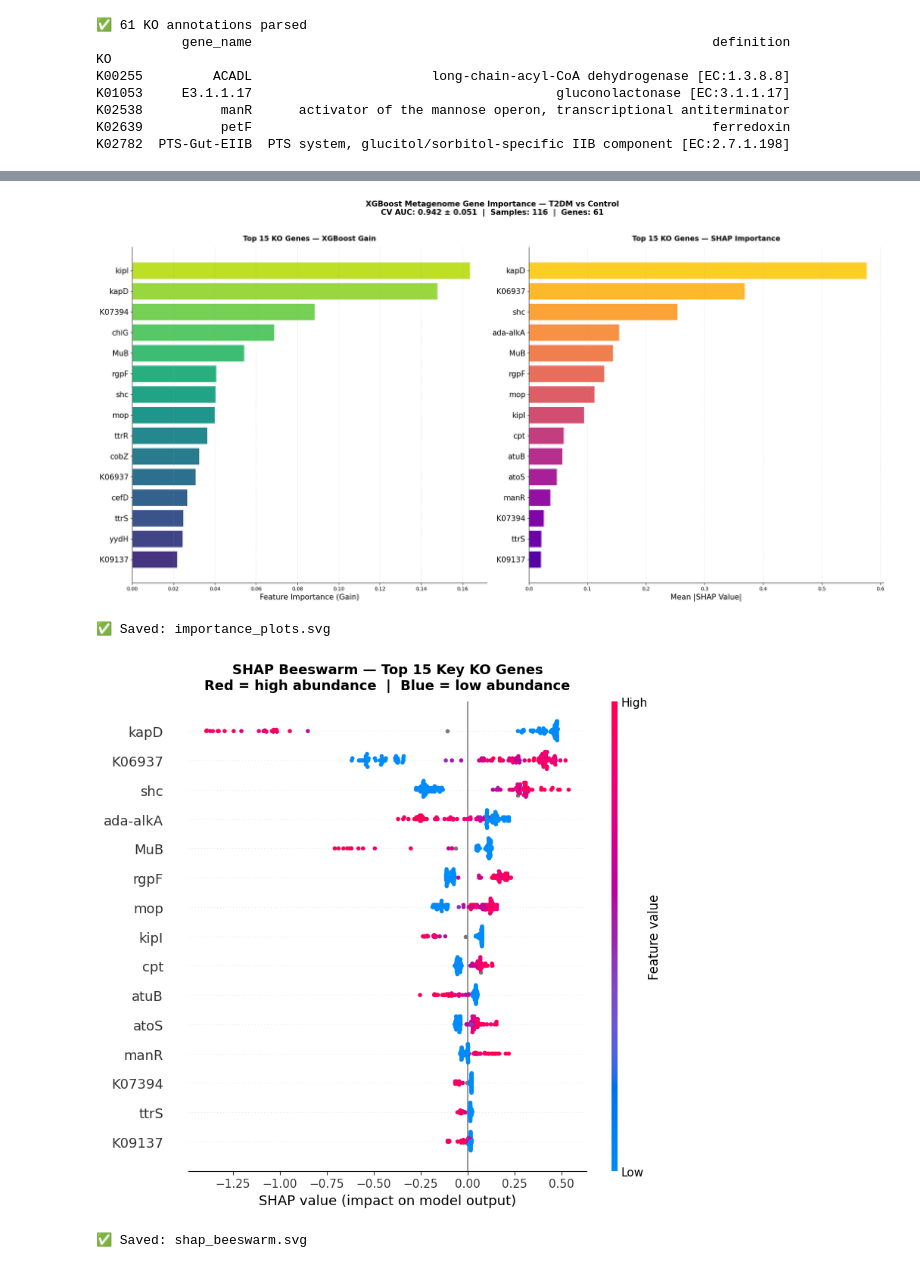
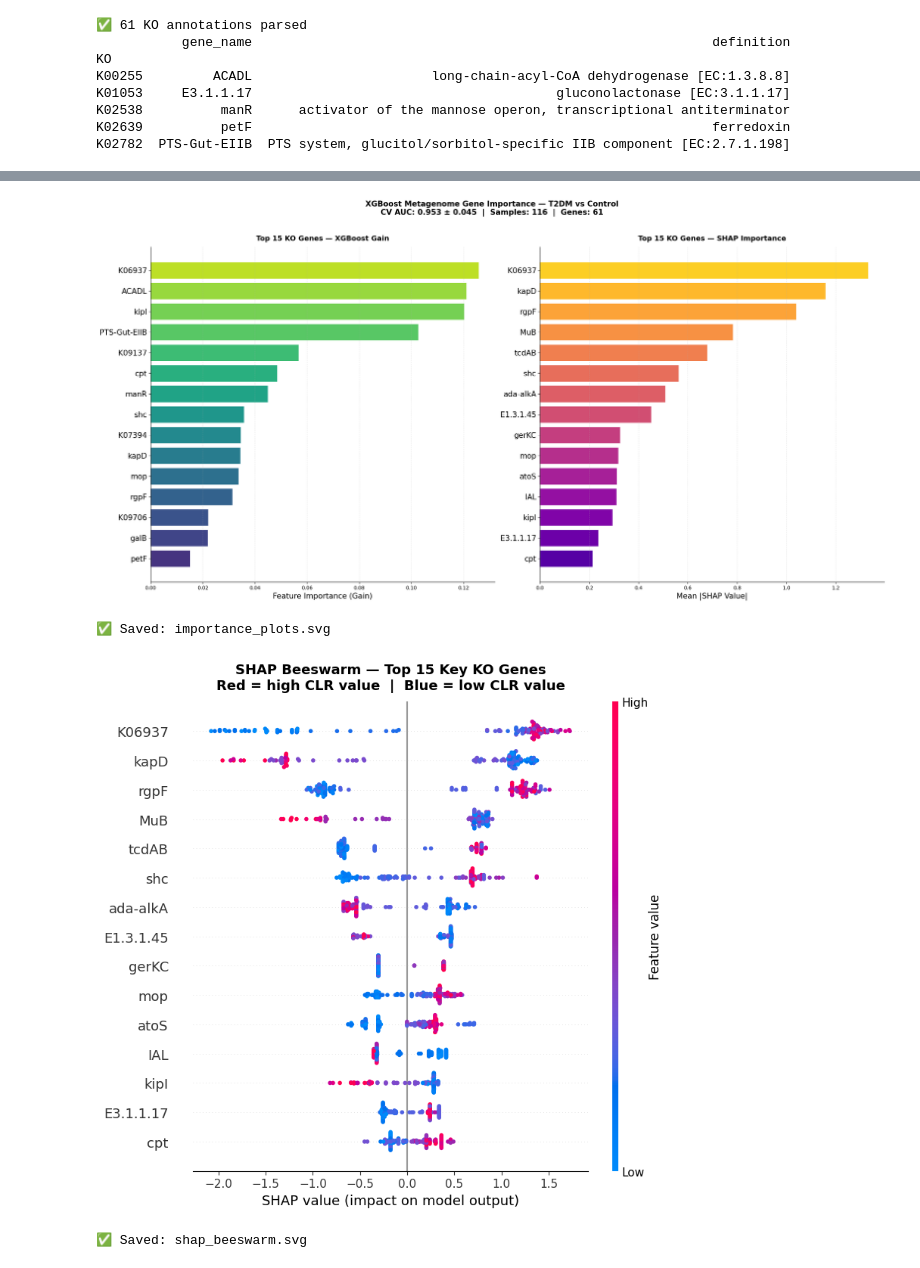
Before and after one commit to nibaskumar93n-debug/Morphoinformatics, a Jupyter notebook: Key_gene_selection_nested_repeatedkfold_SHAP.ipynb, the cells around one changed output, grey strips where cells are left out. Cells and saved outputs as stored; diff of their text form; code cells hidden in the pictures.

```diff
--- a/Key_gene_selection_nested_repeatedkfold_SHAP.ipynb
+++ b/Key_gene_selection_nested_repeatedkfold_SHAP.ipynb
@@ -163,14 +150,31 @@ Class counts   : {'Control': np.int64(38), 'T2DM': np.int64(78)}
 # %%
-# Normalise: relative abundance → log(CPM + 1)
-gene_table = gene_table.div(gene_table.sum(axis=1), axis=0)
-gene_table = np.log1p(gene_table * 1e6)
+# ── CLR (Centered Log-Ratio) Normalisation ─────────────────────────
+# Standard for compositional microbiome/metagenomics data
 
-# Zero-variance filter
+# Step 1: Add pseudocount of 1 to avoid log(0)
+gene_table = gene_table + 1
+
+# Step 2: CLR = log(x_i) - mean(log(x)) per sample (row-wise)
+log_table  = np.log(gene_table)                          # natural log
+clr_table  = log_table.sub(log_table.mean(axis=1), axis=0)  # subtract row mean
+gene_table = clr_table
+
+# Step 3: Check and fix NaN/Inf
+gene_table = gene_table.replace([np.inf, -np.inf], np.nan)
+gene_table = gene_table.fillna(0)
+
+# Verify CLR worked correctly
+row_means = gene_table.mean(axis=1)
+print(f"✅ CLR normalisation applied")
+print(f"  Per-sample row mean (should be ~0) : {row_means.mean():.8f}")
+print(f"  Per-sample row mean std            : {row_means.std():.8f}")
+
+# Step 4: Zero-variance filter
 gene_table = gene_table.loc[:, gene_table.var() > 0]
 print(f"Genes after zero-variance filter: {gene_table.shape[1]}")
 
+feature_names = gene_table.columns.tolist()
 X             = gene_table.values
-feature_names = gene_table.columns.tolist()
 le            = LabelEncoder()
 y             = le.fit_transform(metadata[TARGET_COLUMN].astype(str).values)
 classes       = le.classes_
@@ -397,37 +399,37 @@ plt.savefig("importance_plots.svg", dpi=300, bbox_inches="tight")
 plt.show()
 print("✅ Saved: importance_plots.svg")
 # %% [output]
-[figure, old version]
+[figure, new version]
 ✅ Saved: importance_plots.svg
 # %%
 top_fids   = shap_df.head(TOP_N)["KO"].tolist()
 top_idx    = [feature_names.index(f) for f in top_fids if f in feature_names]
 top_labels = [shap_df.loc[shap_df["KO"] == feature_names[i], "Label"].values[0]
                for i in top_idx]
 
 shap_vals_plot = shap_values[0] if isinstance(shap_values, list) else shap_values
 base_val       = (explainer.expected_value[0]
                   if isinstance(explainer.expected_value, (list, np.ndarray))
                   else explainer.expected_value)
 
 explanation = shap.Explanation(
     values        = shap_vals_plot[:, top_idx],
     base_values   = base_val,
-    data          = X[:, top_idx],           # ← full data
+    data          = X[:, top_idx],
     feature_names = top_labels
 )
 
 plt.figure(figsize=(12, 11))
 shap.plots.beeswarm(explanation, show=False, max_display=TOP_N)
 plt.title(f"SHAP Beeswarm — Top {TOP_N} Key KO Genes\n"
-          f"Red = high abundance  |  Blue = low abundance",
+          f"Red = high CLR value  |  Blue = low CLR value",
           fontsize=13, fontweight="bold", pad=12)
 plt.tight_layout()
 plt.savefig("shap_beeswarm.svg", dpi=300, bbox_inches="tight")
 plt.show()
 print("✅ Saved: shap_beeswarm.svg")
 # %% [output]
-[figure, old version]
+[figure, new version]
 ✅ Saved: shap_beeswarm.svg
 # %%
 from collections import defaultdict
```
Also changed, not shown: parts of 9 cells of this notebook.
